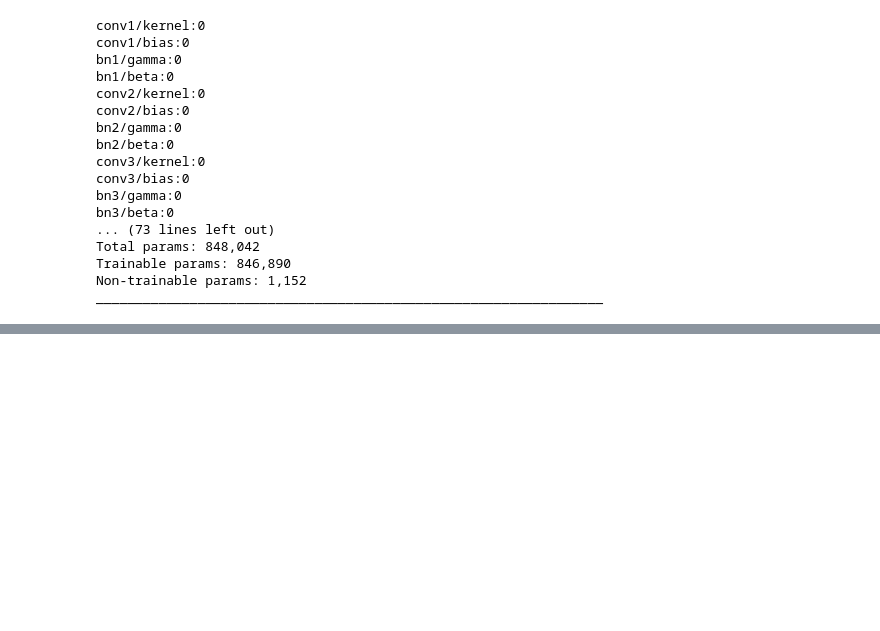
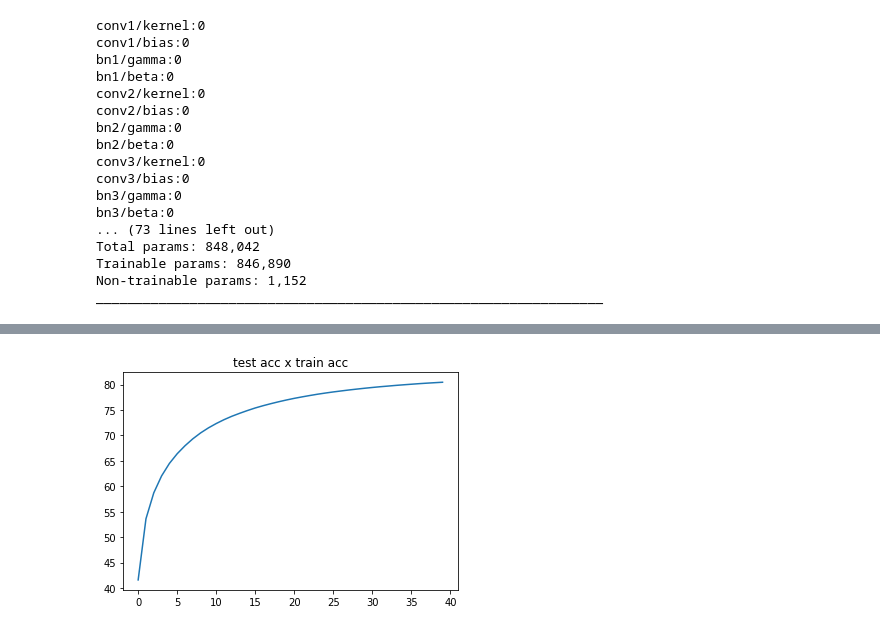
Before and after one commit to mateusArnaudGoldbarg/dl_compression, a Jupyter notebook: pruning-quantization-tensorflow/dl.ipynb, the cells around one changed output, grey strips where cells are left out. Drawn from its saved outputs; the diff is of its cells as text; code cells hidden in the pictures; blank space fills up the shorter version.

```diff
--- a/pruning-quantization-tensorflow/dl.ipynb
+++ b/pruning-quantization-tensorflow/dl.ipynb
@@ -91,7 +95,7 @@ Trainable params: 846,890
 Non-trainable params: 1,152
 _________________________________________________________________
 # %%
-epochs = 300
+epochs = 40
 alpha = 0.5
 n_bits = 4
 learning_rate = 0.075
@@ -267,0 +286,7 @@ for i in range(len):
+# %%
+plt.title("test acc x train acc")
+plt.plot(model_test_acc)
+#plt.plot(model_train_acc)
+plt.show()
+# %% [output]
+[figure, added]
```
Also changed, not shown: parts of 9 cells of this notebook.
